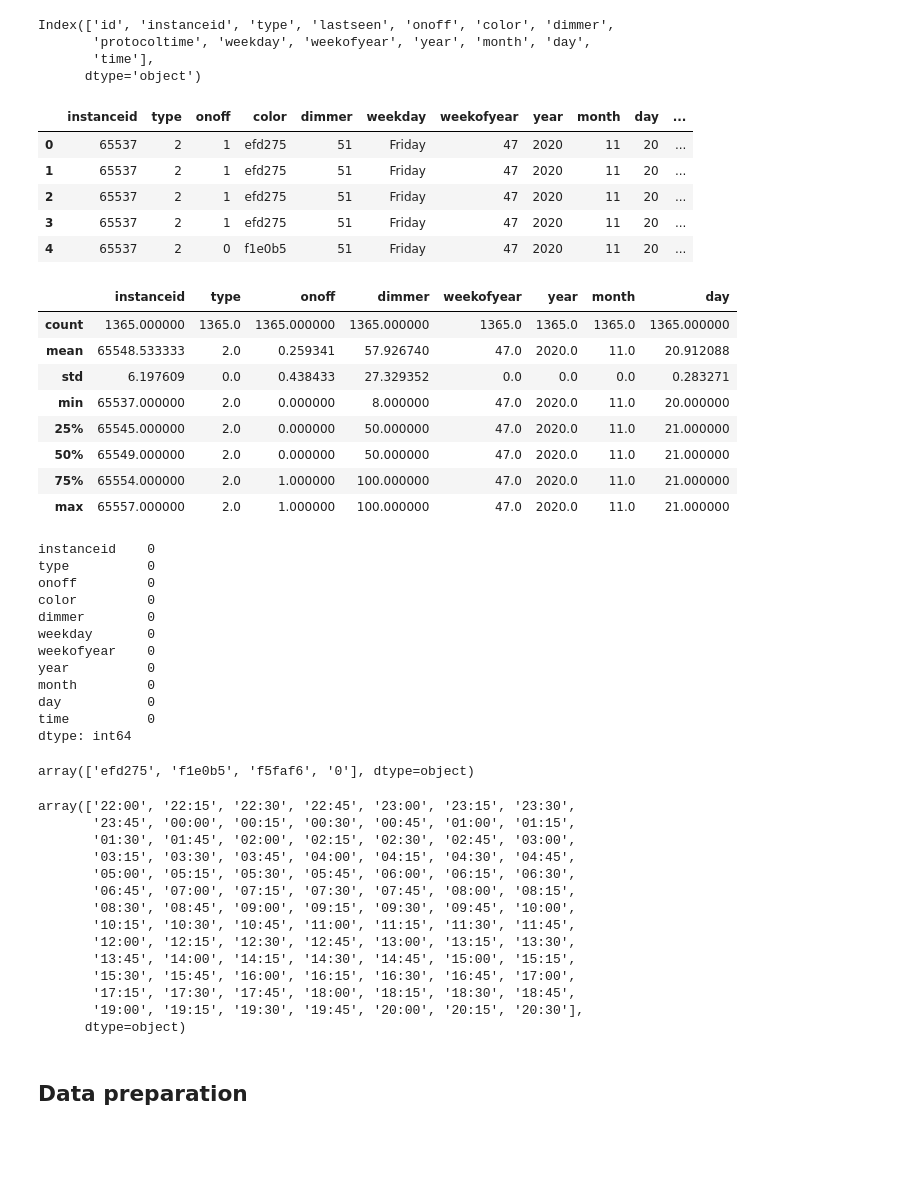
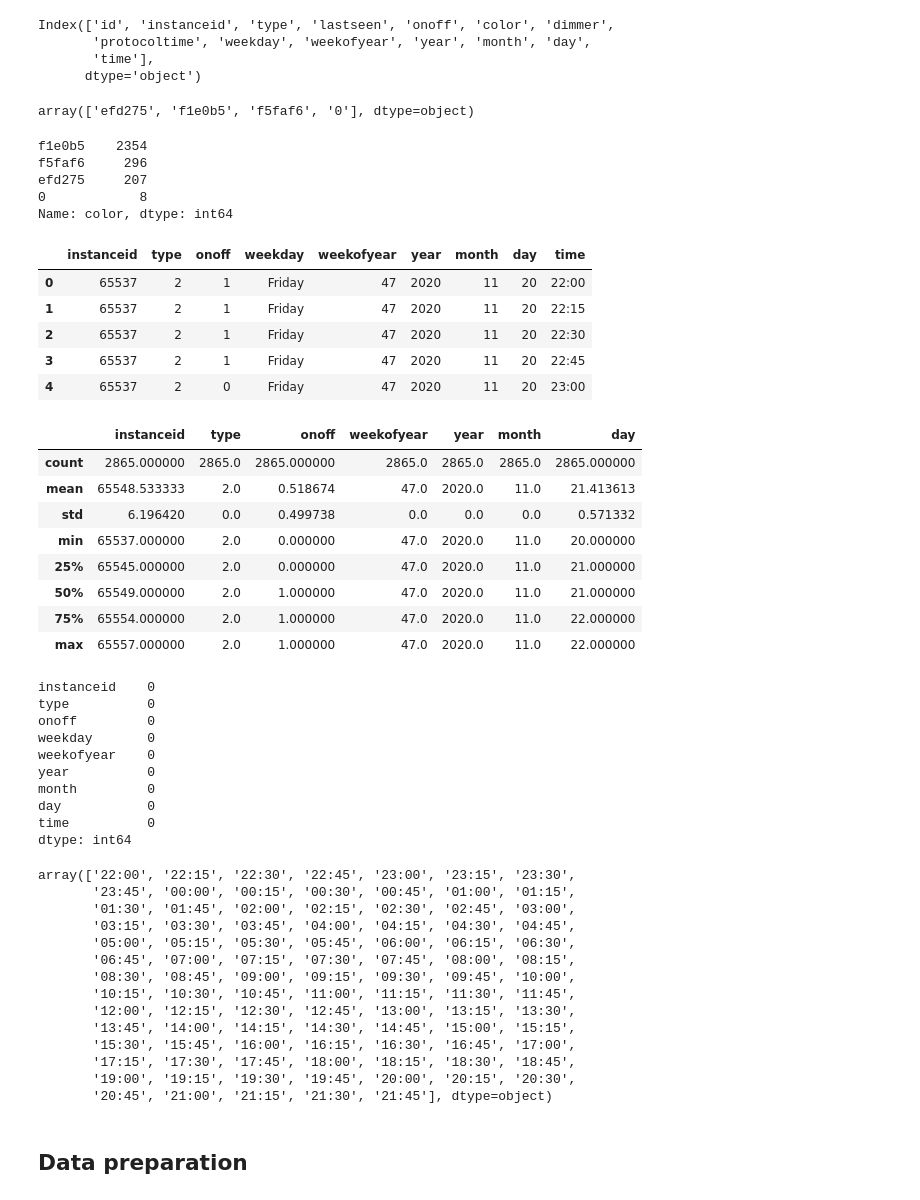
Before and after one commit to Mo0812/mk-home-automation, a Jupyter notebook: mk-home-automation.ipynb, the cells around one changed output. Cells and saved outputs as stored; diff of their text form; code cells hidden in the pictures; blank space fills up the shorter version.

```diff
--- a/mk-home-automation.ipynb
+++ b/mk-home-automation.ipynb
@@ -79,6 +79,8 @@ absolute_min_date=2020-11-20 22:00:00+00:00, absolute_max_date=2020-11-21 20:30:
 | 2 | 285 | 65537 | 2 | 1605867202 | 1 | efd275 | 51 | 2020-11-20 22:30:00 |
 | 3 | 285 | 65537 | 2 | 1605867202 | 1 | efd275 | 51 | 2020-11-20 22:45:00 |
 | 4 | 304 | 65537 | 2 | 1605867202 | 0 | f1e0b5 | 51 | 2020-11-20 23:00:00 |
+# %%
+df.color[df.color == 0] = "f1e0b5"
 # %%
 df["weekday"] = df.protocoltime.dt.day_name()
 df["weekofyear"] = df.protocoltime.dt.weekofyear
@@ -101,41 +103,55 @@ Index(['id', 'instanceid', 'type', 'lastseen', 'onoff', 'color', 'dimmer',
        'protocoltime', 'weekday', 'weekofyear', 'year', 'month', 'day',
        'time'],
       dtype='object')
+# %%
+df.color.unique()
+# %% [output]
+array(['efd275', 'f1e0b5', 'f5faf6', '0'], dtype=object)
+# %%
+df.color.value_counts()
+# %% [output]
+f1e0b5    2354
+f5faf6     296
+efd275     207
+0            8
+Name: color, dtype: int64
 # %%
 if "id" in df.columns:
     del df["id"]
 if "lastseen" in df.columns:
     del df["lastseen"]
 if "protocoltime" in df.columns:
     del df["protocoltime"]
+if "color" in df.columns:
+    del df["color"]
+if "dimmer" in df.columns:
+    del df["dimmer"]
 df.head()
 # %% [output]
-|  | instanceid | type | onoff | color | dimmer | weekday | weekofyear | year | month | day | ... |
-| 0 | 65537 | 2 | 1 | efd275 | 51 | Friday | 47 | 2020 | 11 | 20 | ... |
-| 1 | 65537 | 2 | 1 | efd275 | 51 | Friday | 47 | 2020 | 11 | 20 | ... |
-| 2 | 65537 | 2 | 1 | efd275 | 51 | Friday | 47 | 2020 | 11 | 20 | ... |
-| 3 | 65537 | 2 | 1 | efd275 | 51 | Friday | 47 | 2020 | 11 | 20 | ... |
-| 4 | 65537 | 2 | 0 | f1e0b5 | 51 | Friday | 47 | 2020 | 11 | 20 | ... |
+|  | instanceid | type | onoff | weekday | weekofyear | year | month | day | time |
+| 0 | 65537 | 2 | 1 | Friday | 47 | 2020 | 11 | 20 | 22:00 |
+| 1 | 65537 | 2 | 1 | Friday | 47 | 2020 | 11 | 20 | 22:15 |
+| 2 | 65537 | 2 | 1 | Friday | 47 | 2020 | 11 | 20 | 22:30 |
+| 3 | 65537 | 2 | 1 | Friday | 47 | 2020 | 11 | 20 | 22:45 |
+| 4 | 65537 | 2 | 0 | Friday | 47 | 2020 | 11 | 20 | 23:00 |
 # %%
 df.describe()
 # %% [output]
-|  | instanceid | type | onoff | dimmer | weekofyear | year | month | day |
-| count | 1365.000000 | 1365.0 | 1365.000000 | 1365.000000 | 1365.0 | 1365.0 | 1365.0 | 1365.000000 |
-| mean | 65548.533333 | 2.0 | 0.259341 | 57.926740 | 47.0 | 2020.0 | 11.0 | 20.912088 |
-| std | 6.197609 | 0.0 | 0.438433 | 27.329352 | 0.0 | 0.0 | 0.0 | 0.283271 |
-| min | 65537.000000 | 2.0 | 0.000000 | 8.000000 | 47.0 | 2020.0 | 11.0 | 20.000000 |
-| 25% | 65545.000000 | 2.0 | 0.000000 | 50.000000 | 47.0 | 2020.0 | 11.0 | 21.000000 |
-| 50% | 65549.000000 | 2.0 | 0.000000 | 50.000000 | 47.0 | 2020.0 | 11.0 | 21.000000 |
-| 75% | 65554.000000 | 2.0 | 1.000000 | 100.000000 | 47.0 | 2020.0 | 11.0 | 21.000000 |
-| max | 65557.000000 | 2.0 | 1.000000 | 100.000000 | 47.0 | 2020.0 | 11.0 | 21.000000 |
+|  | instanceid | type | onoff | weekofyear | year | month | day |
+| count | 2865.000000 | 2865.0 | 2865.000000 | 2865.0 | 2865.0 | 2865.0 | 2865.000000 |
+| mean | 65548.533333 | 2.0 | 0.518674 | 47.0 | 2020.0 | 11.0 | 21.413613 |
+| std | 6.196420 | 0.0 | 0.499738 | 0.0 | 0.0 | 0.0 | 0.571332 |
+| min | 65537.000000 | 2.0 | 0.000000 | 47.0 | 2020.0 | 11.0 | 20.000000 |
+| 25% | 65545.000000 | 2.0 | 0.000000 | 47.0 | 2020.0 | 11.0 | 21.000000 |
+| 50% | 65549.000000 | 2.0 | 1.000000 | 47.0 | 2020.0 | 11.0 | 21.000000 |
+| 75% | 65554.000000 | 2.0 | 1.000000 | 47.0 | 2020.0 | 11.0 | 22.000000 |
+| max | 65557.000000 | 2.0 | 1.000000 | 47.0 | 2020.0 | 11.0 | 22.000000 |
 # %%
 df.isnull().sum()
 # %% [output]
 instanceid    0
 type          0
 onoff         0
-color         0
-dimmer        0
 weekday       0
 weekofyear    0
 year          0
@@ -143,10 +159,6 @@ month         0
 day           0
 time          0
 dtype: int64
-# %%
-df.color.unique()
-# %% [output]
-array(['efd275', 'f1e0b5', 'f5faf6', '0'], dtype=object)
 # %%
 df.time.unique()
 # %% [output]
@@ -162,8 +174,8 @@ array(['22:00', '22:15', '22:30', '22:45', '23:00', '23:15', '23:30',
        '13:45', '14:00', '14:15', '14:30', '14:45', '15:00', '15:15',
        '15:30', '15:45', '16:00', '16:15', '16:30', '16:45', '17:00',
        '17:15', '17:30', '17:45', '18:00', '18:15', '18:30', '18:45',
-       '19:00', '19:15', '19:30', '19:45', '20:00', '20:15', '20:30'],
-      dtype=object)
+       '19:00', '19:15', '19:30', '19:45', '20:00', '20:15', '20:30',
+       '20:45', '21:00', '21:15', '21:30', '21:45'], dtype=object)
 # %% [markdown]
 ## Data preparation
 # %%
```
Also changed, not shown: parts of 36 cells of this notebook.
